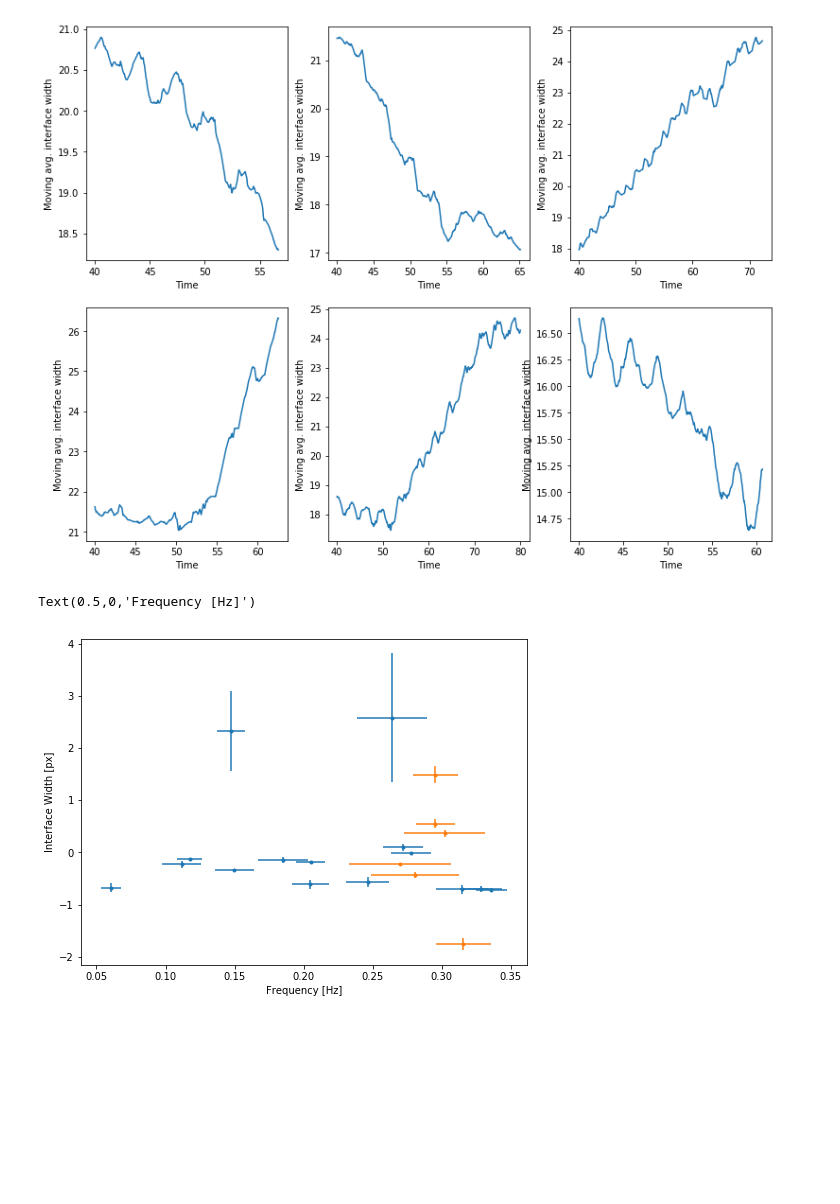
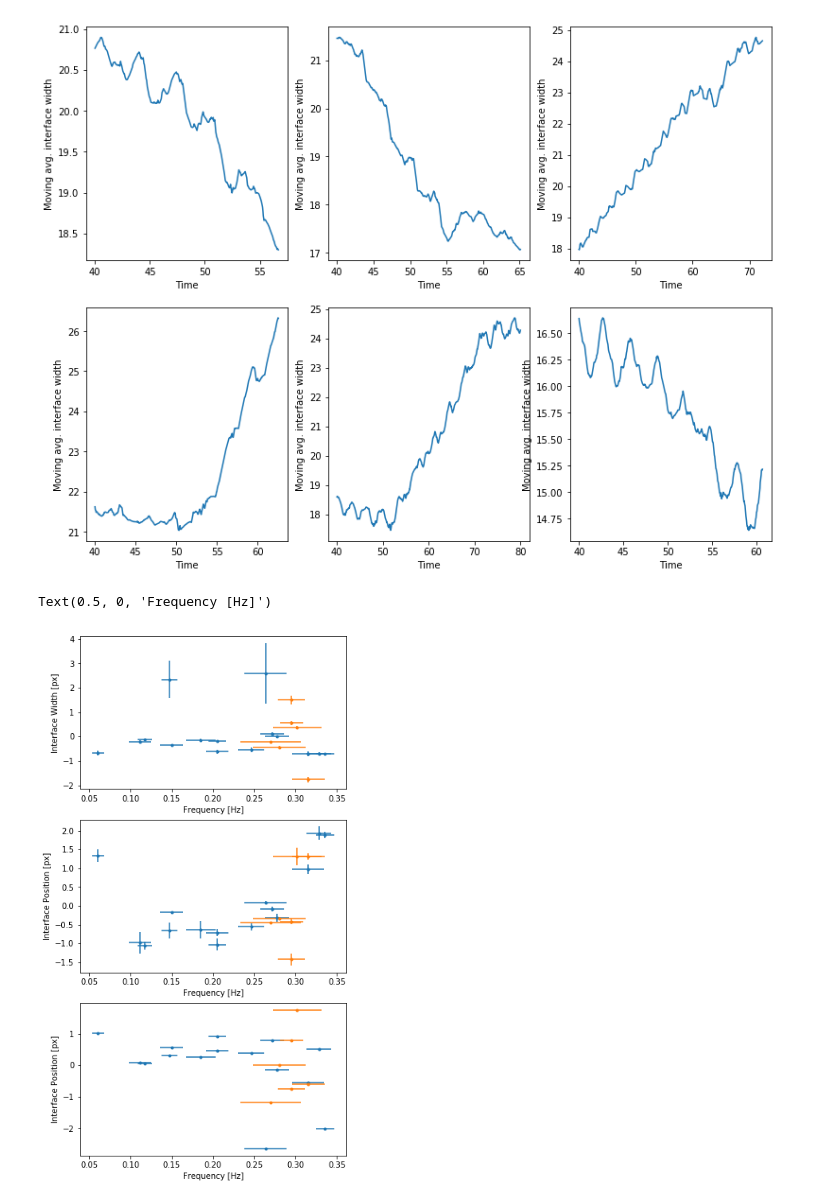
Before and after one commit to balintkaszas/boSchlieren, a Jupyter notebook: 0511_noramp.ipynb, the cells around one changed output. Saved outputs shown, nothing was run; the diff lists cells and outputs as text; code cells hidden in the pictures; blank space fills up the shorter version.

Commit message:
Added surface and interface positions to resonance curve

```diff
--- a/0511_noramp.ipynb
+++ b/0511_noramp.ipynb
@@ -211,6 +211,7 @@ for i,e in enumerate(noRampVids):
     transient = int(20*framerate)
     dictionary['interfacePos'] = (data[:,0][transient:]).std()
     dictionary['interfaceWidth'] = (data[:,1][transient:]).mean()
+    dictionary['surfacePos'] = (FixvoltageOld[e]['driving']['surface']).std()
     N = int(transient)
     ax = axeslist[i]
     amplW = np.convolve(data[:,1][transient:], np.ones((N,))/N, mode='valid')
@@ -234,6 +235,8 @@ for i,e in enumerate(videos):
     transient = int(20*framerate)
     dictionary['interfacePos'] = (data[:,0][transient:]).std()
     dictionary['interfaceWidth'] = (data[:,1][transient:]).mean()
+    dictionary['surfacePos'] = (Fixvoltage[e]['driving']['surface']).std()
+
     N = int(transient)
     ax = axeslist[i]
     amplW = np.convolve(data[:,1][transient:], np.ones((N,))/N, mode='valid')
@@ -246,35 +249,52 @@ for i,e in enumerate(videos):
 # %% [output]
 [figure]
 # %%
-iw1 = []
-iw2 = []
+interface1 = []
+interface2 = []
+surface1 = []
+surface2 = []
 erriw1 = []
 erriw2 = []
 
 for e in FixvoltageOld.values():
-    iw1.append(e['interface']['interfaceWidth'])
+    interface1.append([e['interface']['interfaceWidth'], e['interface']['interfacePos']])
+    surface1.append(e['interface']['surfacePos'])
+
     erriw1.append(e['interface']['InterfaceWidthError'])
 for e in Fixvoltage.values():
-    iw2.append(e['interface']['interfaceWidth'])
+    interface2.append([e['interface']['interfaceWidth'], e['interface']['interfacePos']])
+    surface2.append(e['interface']['surfacePos'])
     erriw2.append(e['interface']['InterfaceWidthError'])
 
-iw1 = np.array(iw1)
-iw2 = np.array(iw2)
+interface1 = np.array(interface1)
+interface2 = np.array(interface2)
+surface1 = np.array(surface1)
+surface2 = np.array(surface2)
 erriw1 = np.array(erriw1)
 erriw2 = np.array(erriw2)
-relerr1 = erriw1*0.5 / iw1
-relerr2 = erriw2*0.5 / iw2
+relerr1 = erriw1*0.5 / interface1[:,0]
+relerr2 = erriw2*0.5 / interface2[:,0]
 err1 = np.array(err1)
 err2 = np.array(err2)
 
-plt.figure(figsize=(8, 6))
-plt.errorbar(freqs1, normalize(iw1), fmt = '.', xerr = err1, yerr=relerr1*normalize(iw1), label='04.19')
-plt.errorbar(freqs2, normalize(iw2), fmt = '.', xerr = err2, yerr=relerr2*normalize(iw2), label='05.09')
-plt.ylabel('Interface Width [px]')
-plt.xlabel('Frequency [Hz]')
+f, (ax1, ax2, ax3) = plt.subplots(3,1, figsize=(6, 12))
+ax1.errorbar(freqs1, normalize(interface1[:,0]), fmt = '.', xerr = err1, yerr=relerr1*normalize(interface1[:,0]), label='04.19')
+ax1.errorbar(freqs2, normalize(interface2[:,0]), fmt = '.', xerr = err2, yerr=relerr2*normalize(interface2[:,0]), label='05.09')
+ax1.set_ylabel('Interface Width [px]')
+ax1.set_xlabel('Frequency [Hz]')
+
+ax2.errorbar(freqs1, normalize(interface1[:,1]), fmt = '.', xerr = err1, yerr=relerr1*normalize(interface1[:,1]), label='04.19')
+ax2.errorbar(freqs2, normalize(interface2[:,1]), fmt = '.', xerr = err2, yerr=relerr2*normalize(interface2[:,1]), label='05.09')
+ax2.set_ylabel('Interface Position [px]')
+ax2.set_xlabel('Frequency [Hz]')
+
+ax3.errorbar(freqs1, normalize(surface1), fmt = '.', xerr = err1,  label='04.19')
+ax3.errorbar(freqs2, normalize(surface2), fmt = '.', xerr = err2,  label='05.09')
+ax3.set_ylabel('Interface Position [px]')
+ax3.set_xlabel('Frequency [Hz]')
 # %% [output]
-Text(0.5,0,'Frequency [Hz]')
+Text(0.5, 0, 'Frequency [Hz]')
-[figure, old version]
+[figure, new version]
 # %%
 #### FREQS WIDTH XERR YERR:
 out = np.zeros((len(freqs1), 4))
```
